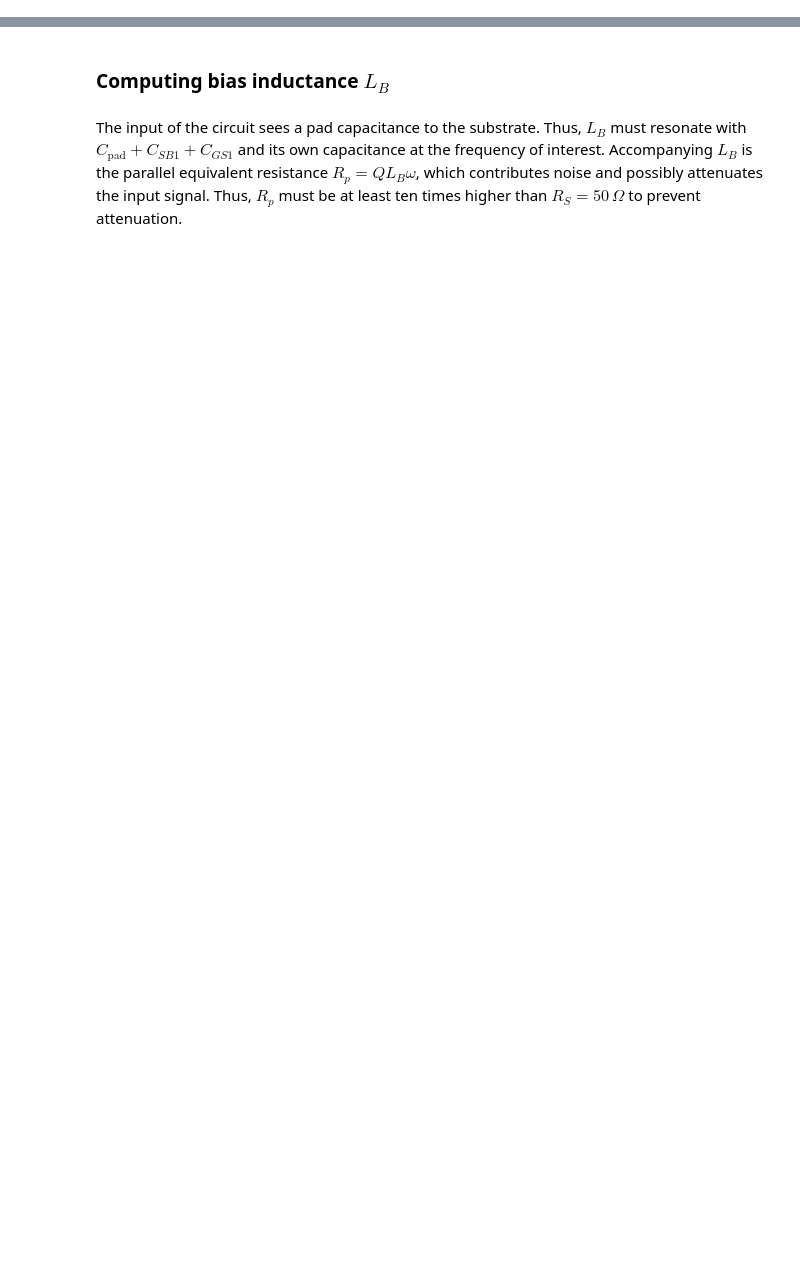
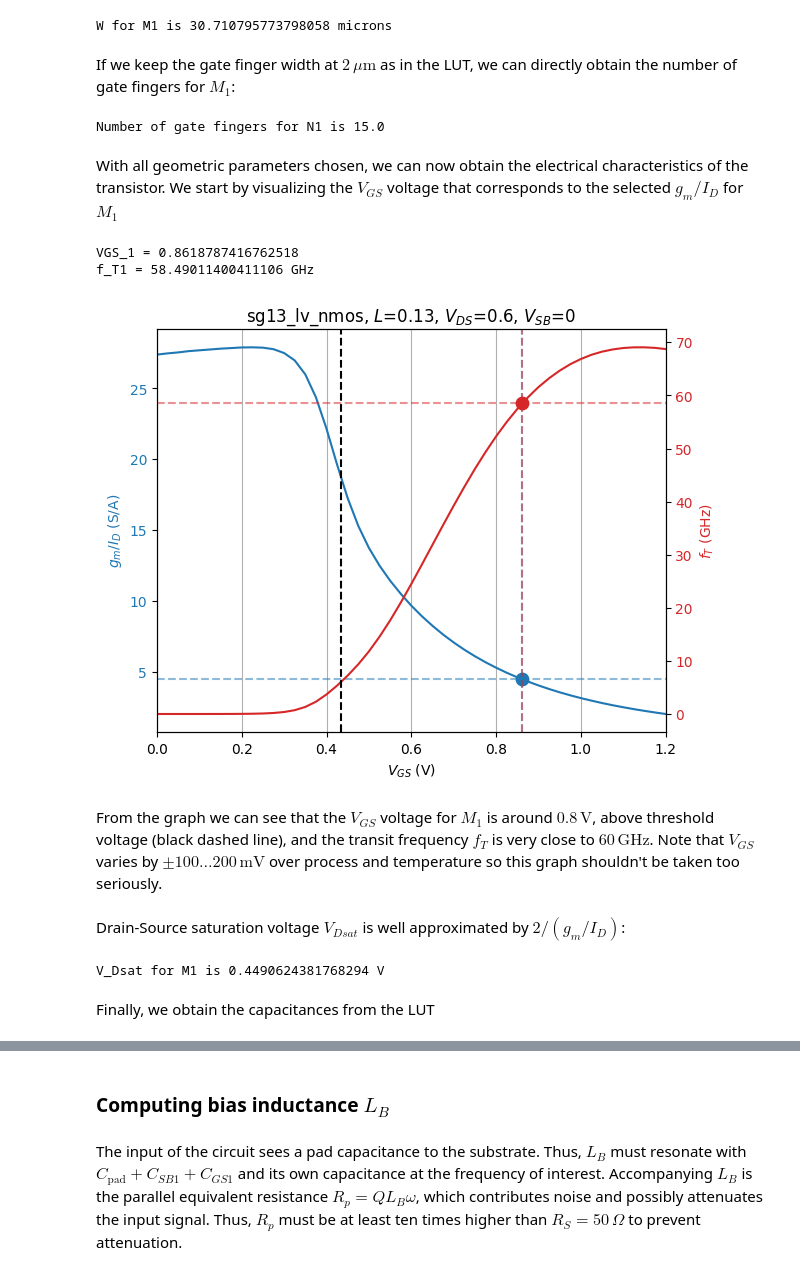
Before and after one commit to try-except/InductorLab, a Jupyter notebook: notebooks/TransistorSizing.ipynb, the cells around one changed output, grey strips where cells are left out. Drawn from its saved outputs; the diff is of its cells as text; code cells hidden in the pictures; blank space fills up the shorter version.

Commit message:
Switch to Boris Murmann's look up tables

```diff
--- a/notebooks/TransistorSizing.ipynb
+++ b/notebooks/TransistorSizing.ipynb
@@ -197,0 +87,68 @@ V_DSsat1 = 0.45450270965616185
+# %%
+gm_w = lut.look_up('GM_W', GM_ID=gm_id1)
+W1 = gm1 / gm_w
+print(f"W for M1 is {W1} microns")
+# %% [output]
+W for M1 is 30.710795773798058 microns
+# %% [markdown]
+If we keep the gate finger width at $2\,\mu\mathrm{m}$ as in the LUT, we can directly obtain the number of gate fingers for $M_1$:
+# %%
+nf1 = np.max([np.round(W1/2), 1])
+print(f"Number of gate fingers for N1 is {nf1}")
+# %% [output]
+Number of gate fingers for N1 is 15.0
+# %% [markdown]
+With all geometric parameters chosen, we can now obtain the electrical characteristics of the transistor. We start by visualizing the $V_{GS}$ voltage that corresponds to the selected $g_m/I_D$ for $M_1$
+# %%
+gm_id = lut.lookup('GM_ID', L=L1, VDS=VDS1, VSB=VSB1)    # Get the gm/ID values from the LUT
+V_GS1 = np.interp(gm_id1, np.sort(gm_id), np.flip(vgs)) # Interpolate to obtain V_GS1
+
+ft = lut.lookup('GM_CGG', L=L1, VDS=VDS1, VSB=VSB1)/2/np.pi
+f_T1 = np.interp(V_GS1, vgs, ft)
+print(f"VGS_1 = {V_GS1}")
+print(f"f_T1 = {f_T1/1e9} GHz")
+
+
+vt = lut.lookup('VT', L=L1, VGS=V_GS1, VDS=VDS1, VSB=VSB1)
+
+
+# plot gm/ID and fT versus gate bias
+
+fig, ax1 = plt.subplots()
+ax1.grid(axis='x')
+ax1.set_xlabel('$V_{GS}$ (V)')
+color = 'tab:blue'
+ax1.set_ylabel('$g_m/I_D$ (S/A)', color=color)
+ax1.plot(vgs, gm_id, color=color)
+ax1.tick_params(axis='y', labelcolor=color)
+ax1.scatter(V_GS1, gm_id1, color=color, s=80, zorder=3, label="0.8·gm_max")
+ax1.axvline(V_GS1, color=color, linestyle='--', alpha=0.5)
+ax1.axhline(gm_id1, color=color, linestyle='--', alpha=0.5)
+ax2 = ax1.twinx()
+color = 'tab:red'
+ax2.set_ylabel('$f_T$ (GHz)', color=color)
+ax2.plot(vgs, ft/1e9, color=color)
+ax2.scatter(V_GS1, f_T1/1e9, color=color, s=80, zorder=3, label="0.8·gm_max")
+ax2.axvline(V_GS1, color=color, linestyle='--', alpha=0.5)
+ax2.axhline(f_T1/1e9, color=color, linestyle='--', alpha=0.5)
+ax2.tick_params(axis='y', labelcolor=color)
+fig.tight_layout()
+plt.title('sg13_lv_nmos, $L$='+str(L1)+', $V_{DS}$='+str(VDS1)+', $V_{SB}$='+str(VSB1))
+plt.xlim(0, np.max(vgs))
+plt.axvline(x=vt, color='k', linestyle='--')
+plt.show()
+# %% [output]
+VGS_1 = 0.8618787416762518
+f_T1 = 58.49011400411106 GHz
+[figure, added]
+# %% [markdown]
+From the graph we can see that the $V_{GS}$ voltage for $M_1$ is around $0.8\,\mathrm{V}$, above threshold voltage (black dashed line), and the transit frequency $f_T$ is very close to $60\,\mathrm{GHz}$. Note that $V_{GS}$ varies by $\pm100\dots200\,\mathrm{mV}$ over process and temperature so this graph shouldn't be taken too seriously.
+# %% [markdown]
+Drain-Source saturation voltage $V_{Dsat}$ is well approximated by $2/(g_m/I_D)$:
+# %%
+V_Dsat1 = 2 / (gm_id1)
+print(f"V_Dsat for M1 is {V_Dsat1} V")
+# %% [output]
+V_Dsat for M1 is 0.4490624381768294 V
+# %% [markdown]
+Finally, we obtain the capacitances from the LUT
```
Also changed, not shown: parts of 22 cells of this notebook.
